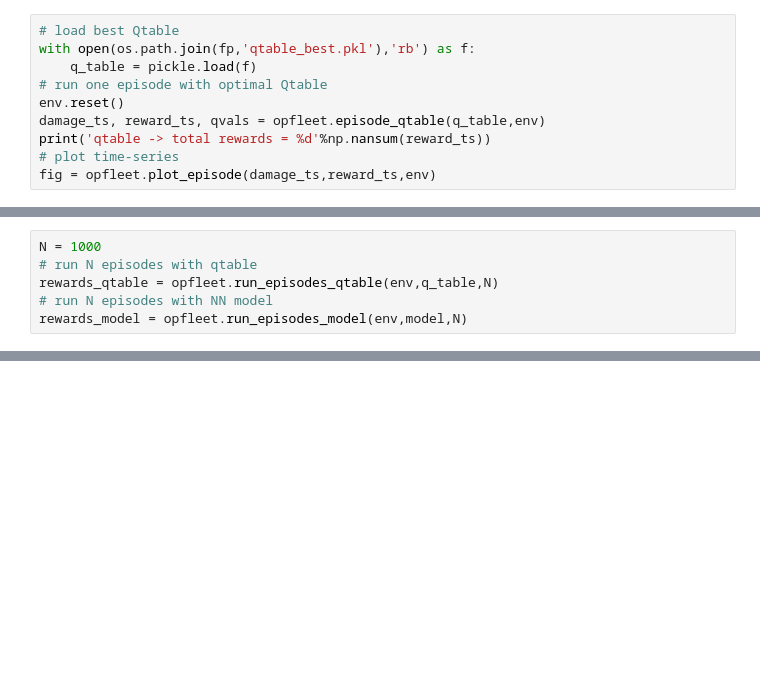
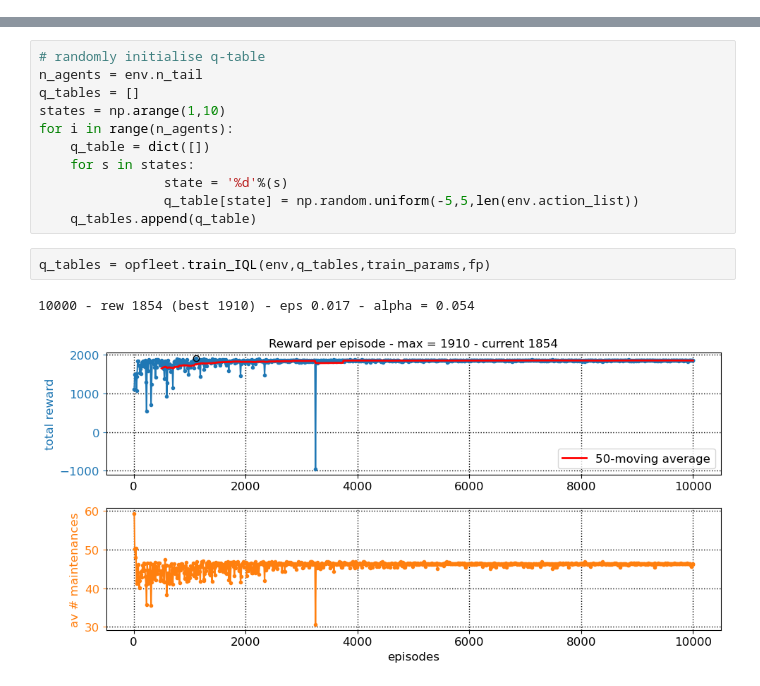
Before and after one commit to UNSW-MCM/RLfleet, a Jupyter notebook: 5_fleet_optimisation_IQL.ipynb, the cells around one changed output, grey strips where cells are left out. Drawn from its saved outputs; the diff is of its cells as text; blank space fills up the shorter version.

Commit message:
add IQL notebook
contains multi-agent RL runs for the 2, 3 and 4-aircraft envrionments

```diff
--- a/5_fleet_optimisation_IQL.ipynb
+++ b/5_fleet_optimisation_IQL.ipynb
@@ -262,10 +172,0 @@ Then we can load the best Q-table and run one 5-year episode. By plotting the da
-# %%
-# load best Qtable
-with open(os.path.join(fp,'qtable_best.pkl'),'rb') as f:
-    q_table = pickle.load(f)
-# run one episode with optimal Qtable
-env.reset()
-damage_ts, reward_ts, qvals = opfleet.episode_qtable(q_table,env)
-print('qtable -> total rewards = %d'%np.nansum(reward_ts))
-# plot time-series
-fig = opfleet.plot_episode(damage_ts,reward_ts,env)
@@ -449,6 +172,0 @@ Then we run N episodes with the RL policies and compare the distributions
-# %%
-N = 1000
-# run N episodes with qtable
-rewards_qtable = opfleet.run_episodes_qtable(env,q_table,N)
-# run N episodes with NN model
-rewards_model = opfleet.run_episodes_model(env,model,N)
@@ -492,0 +230,16 @@ Having a model that runs for a single aircraft is very useful in the context of
+# %%
+# randomly initialise q-table
+n_agents = env.n_tail
+q_tables = []
+states = np.arange(1,10)
+for i in range(n_agents):
+    q_table = dict([])
+    for s in states:
+                state = '%d'%(s)
+                q_table[state] = np.random.uniform(-5,5,len(env.action_list))
+    q_tables.append(q_table)
+# %%
+q_tables = opfleet.train_IQL(env,q_tables,train_params,fp)
+# %% [output]
+10000 - rew 1854 (best 1910) - eps 0.017 - alpha = 0.054
+[figure, added]
```
Also changed, not shown: parts of 65 cells of this notebook, 2 other files.
